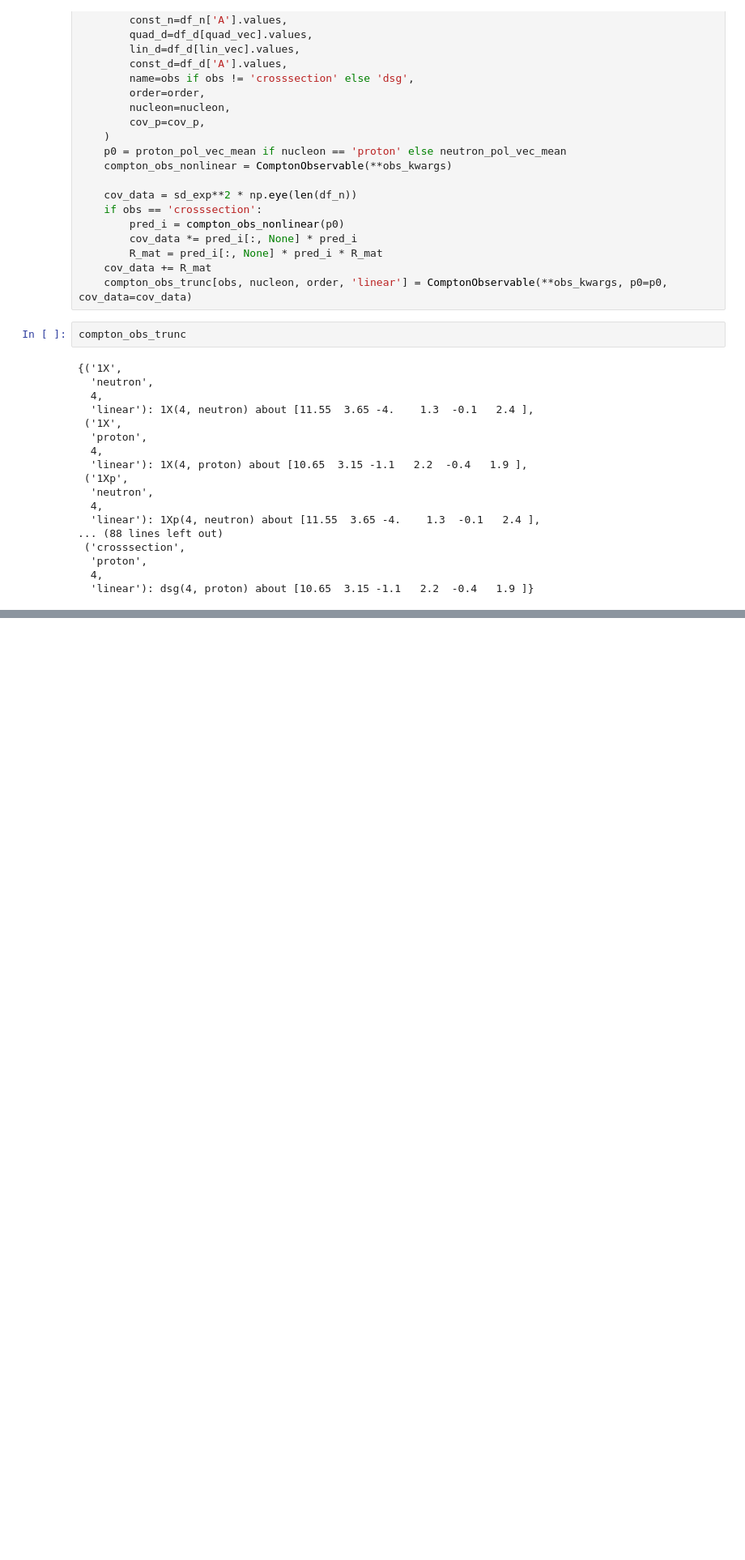
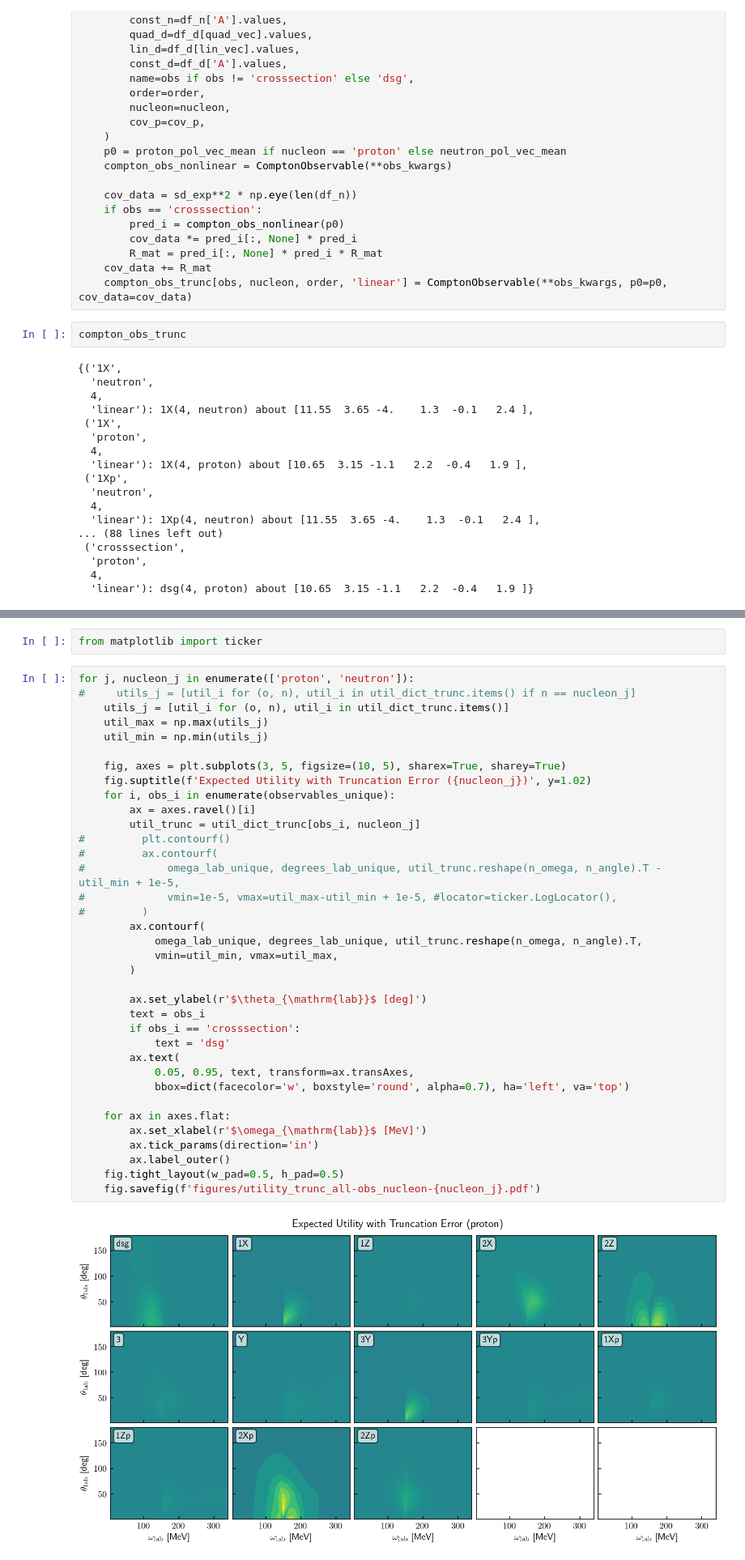
Before and after one commit to buqeye/compton-scattering, a Jupyter notebook: notebooks/observables_with_lecs.ipynb, the cells around one changed output, grey strips where cells are left out. Shown at 81% size. Drawn from its saved outputs; the diff is of its cells as text; blank space fills up the shorter version.

```diff
--- a/notebooks/observables_with_lecs.ipynb
+++ b/notebooks/observables_with_lecs.ipynb
@@ -621,0 +673,40 @@ fig.savefig('figures/expected_utility_truncation')
+# %%
+from matplotlib import ticker
+# %%
+for j, nucleon_j in enumerate(['proton', 'neutron']):
+#     utils_j = [util_i for (o, n), util_i in util_dict_trunc.items() if n == nucleon_j]
+    utils_j = [util_i for (o, n), util_i in util_dict_trunc.items()]
+    util_max = np.max(utils_j)
+    util_min = np.min(utils_j)
+
+    fig, axes = plt.subplots(3, 5, figsize=(10, 5), sharex=True, sharey=True)
+    fig.suptitle(f'Expected Utility with Truncation Error ({nucleon_j})', y=1.02)
+    for i, obs_i in enumerate(observables_unique):
+        ax = axes.ravel()[i]
+        util_trunc = util_dict_trunc[obs_i, nucleon_j]
+#         plt.contourf()
+#         ax.contourf(
+#             omega_lab_unique, degrees_lab_unique, util_trunc.reshape(n_omega, n_angle).T - util_min + 1e-5,
+#             vmin=1e-5, vmax=util_max-util_min + 1e-5, #locator=ticker.LogLocator(),
+#         )
+        ax.contourf(
+            omega_lab_unique, degrees_lab_unique, util_trunc.reshape(n_omega, n_angle).T,
+            vmin=util_min, vmax=util_max,
+        )
+
+        ax.set_ylabel(r'$\theta_{\mathrm{lab}}$ [deg]')
+        text = obs_i
+        if obs_i == 'crosssection':
+            text = 'dsg'
+        ax.text(
+            0.05, 0.95, text, transform=ax.transAxes,
+            bbox=dict(facecolor='w', boxstyle='round', alpha=0.7), ha='left', va='top')
+
+    for ax in axes.flat:
+        ax.set_xlabel(r'$\omega_{\mathrm{lab}}$ [MeV]')
+        ax.tick_params(direction='in')
+        ax.label_outer()
+    fig.tight_layout(w_pad=0.5, h_pad=0.5)
+    fig.savefig(f'figures/utility_trunc_all-obs_nucleon-{nucleon_j}.pdf')
+# %% [output]
+[figure, added]
```
Also changed, not shown: parts of 5 cells of this notebook, 28 other files.
